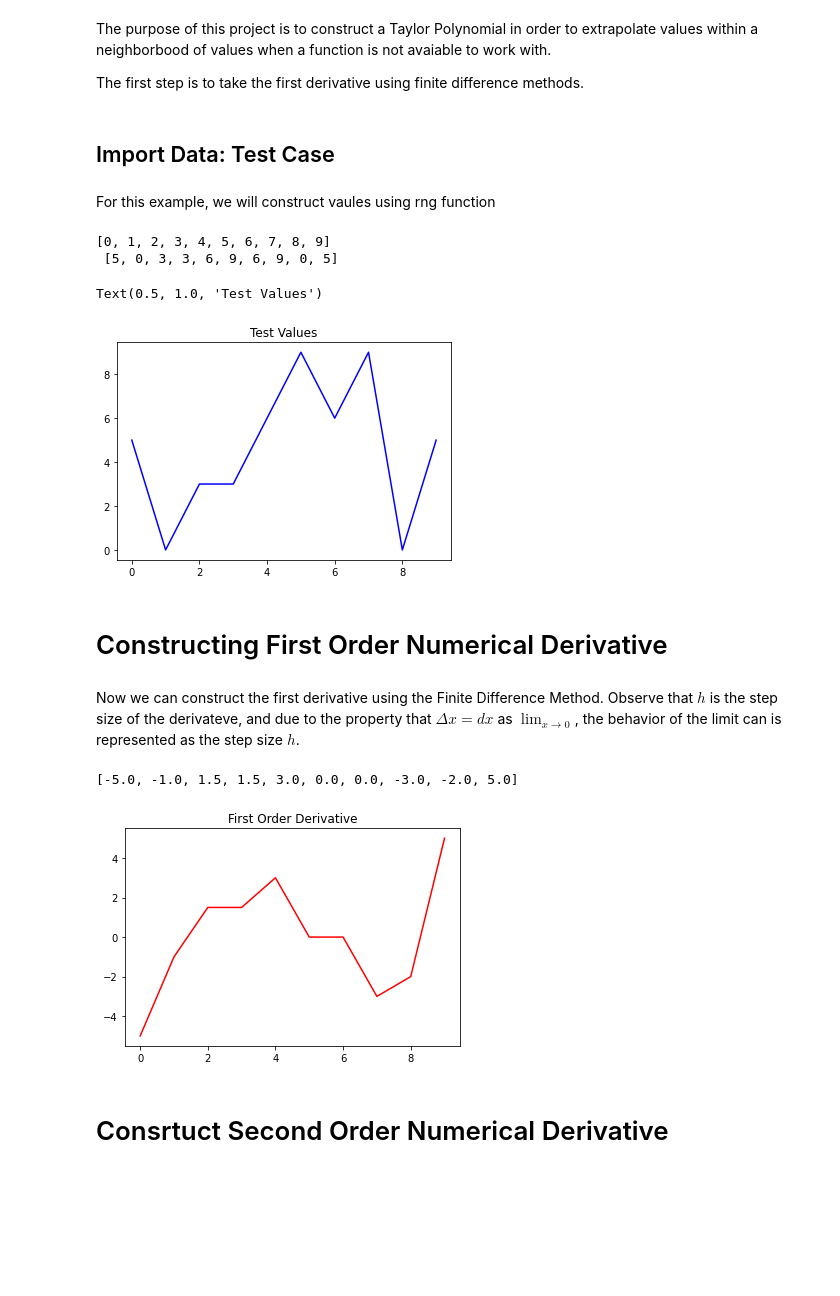
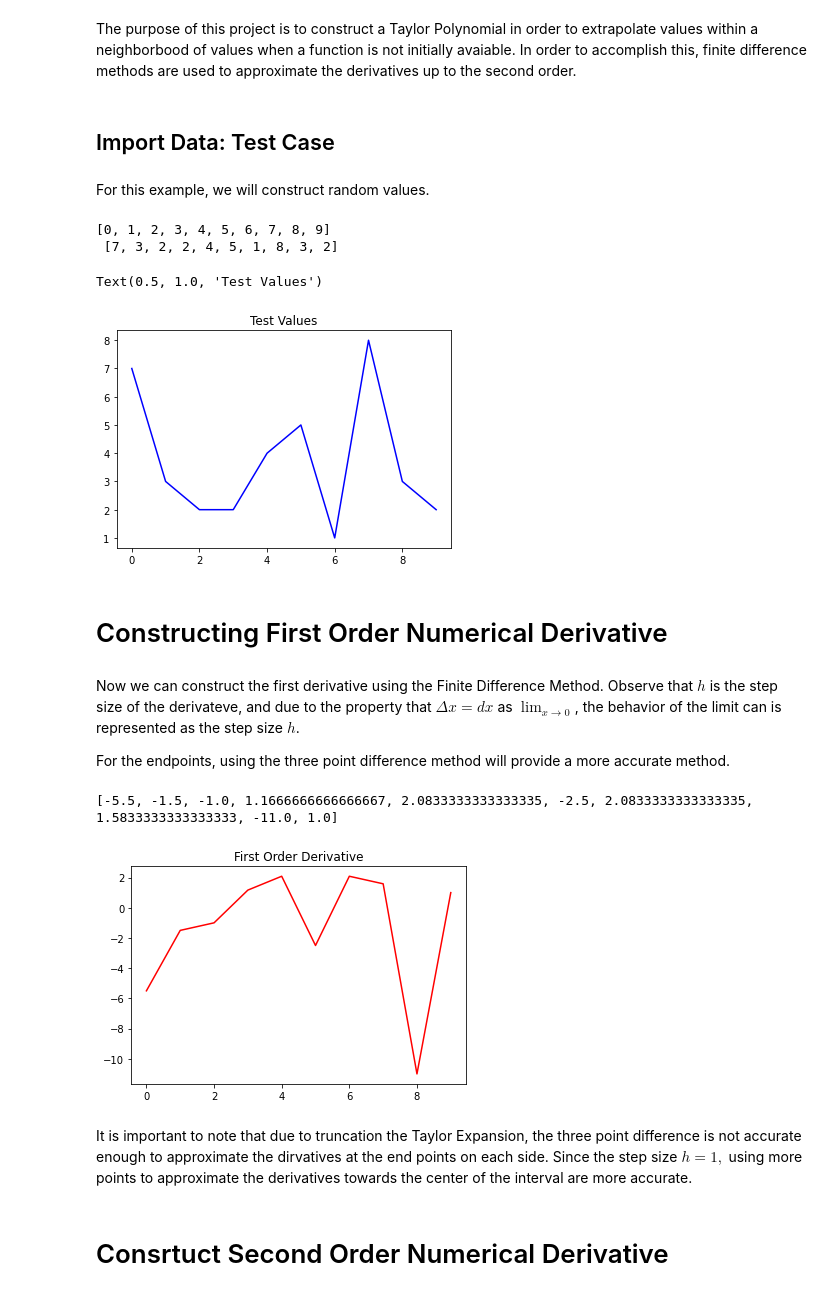
Before and after one commit to ddot-bit/Monte-Carlo-Integration, a Jupyter notebook: Numerical Derivative.ipynb, the cells around one changed output. Saved outputs shown, nothing was run; the diff lists cells and outputs as text; code cells hidden in the pictures; blank space fills up the shorter version.

```diff
--- a/Numerical Derivative.ipynb
+++ b/Numerical Derivative.ipynb
@@ -3,11 +3,9 @@
 # %% [markdown]
-The purpose of this project is to construct a Taylor Polynomial in order to extrapolate values within a neighborbood of values when a function is not avaiable to work with.
-
-The first step is to take the first derivative using finite difference methods.
+The purpose of this project is to construct a Taylor Polynomial in order to extrapolate values within a neighborbood of values when a function is not initially avaiable. In order to accomplish this, finite difference methods are used to approximate the derivatives up to the second order.
 # %% [markdown]
 ## Import Data: Test Case
 # %% [markdown]
-For this example, we will construct vaules using rng function
+For this example, we will construct random values.
 # %%
 %matplotlib inline
 %reload_ext gnuplot_kernel
@@ -16,15 +14,17 @@ import random as rand
 import matplotlib.pyplot as plt
 import numpy as np
 
+zero = []
 indep_var = []
 poly = []
 dydx = []
 second_order_dydx = []
 increment = 1
 center = 4
-x = 4.3 # Extrapolation Value
+x = 3.86 # Extrapolation Value
 # %%
 for i in range(10):
+    zero.append(0)
     indep_var.append(i)
     poly.append(rand.randrange(10))
 
@@ -34,30 +34,35 @@ plt.plot(indep_var,poly, 'b')
 plt.title('Test Values')
 # %% [output]
 [0, 1, 2, 3, 4, 5, 6, 7, 8, 9]
- [5, 0, 3, 3, 6, 9, 6, 9, 0, 5]
+ [7, 3, 2, 2, 4, 5, 1, 8, 3, 2]
 Text(0.5, 1.0, 'Test Values')
-[figure, old version]
+[figure, new version]
 # %% [markdown]
 # Constructing First Order Numerical Derivative
 # %% [markdown]
 Now we can construct the first derivative using the Finite Difference Method. Observe that $h$ is the step size of the derivateve, and due to the property that $\Delta x = dx$ as $\lim_{x \to 0}$, the behavior of the limit can is represented as the step size $h$.
+
+For the endpoints, using the three point difference method will provide a more accurate method.
 # %%
 for i in range(10):
-    if(i == 0):
-        dydx.append((poly[i + 1] - poly[i]) / 1)
-    if(i == 9):
-        dydx.append((poly[i] - poly[i - 1]) / 1)
-        break
-    elif(i != 0 and i != 9):
-        dydx.append((poly[i + 1] - poly[i - 1]) / 2 * 1)
+    if(0 <= i <= 2):
+        dydx.append((-3*poly[i] + 4*poly[i + 1] - poly[i + 2*1]) / 2 * 1)
+#         dydx.append((poly[i + 1] - poly[i]) / 1)
+    elif(i > 7):
+        dydx.append((-3*poly[i] + 4*poly[i - 1] - poly[i - 2*1]) / (2 * -1))
 
+#         dydx.append((poly[i] - poly[i - 1]) / 1)
+    elif(i > 2 and i <= 7):
+        dydx.append((8*poly[i + 1] - poly[i + 2] + poly[i - 2] - 8*poly[i -1]) / 12 * 1)
 
 plt.plot(indep_var, dydx, 'r')
 plt.title('First Order Derivative')
 print(dydx)
 # %% [output]
-[-5.0, -1.0, 1.5, 1.5, 3.0, 0.0, 0.0, -3.0, -2.0, 5.0]
+[-5.5, -1.5, -1.0, 1.1666666666666667, 2.0833333333333335, -2.5, 2.0833333333333335, 1.5833333333333333, -11.0, 1.0]
-[figure, old version]
+[figure, new version]
+# %% [markdown]
+It is important to note that due to truncation the Taylor Expansion, the three point difference is not accurate enough to approximate the dirvatives at the end points on each side. Since the step size $h = 1 ,$ using more points to approximate the derivatives towards the center of the interval are more accurate.
 # %% [markdown]
 # Consrtuct Second Order Numerical Derivative
 # %% [markdown]
```
Also changed, not shown: parts of 11 cells of this notebook.
